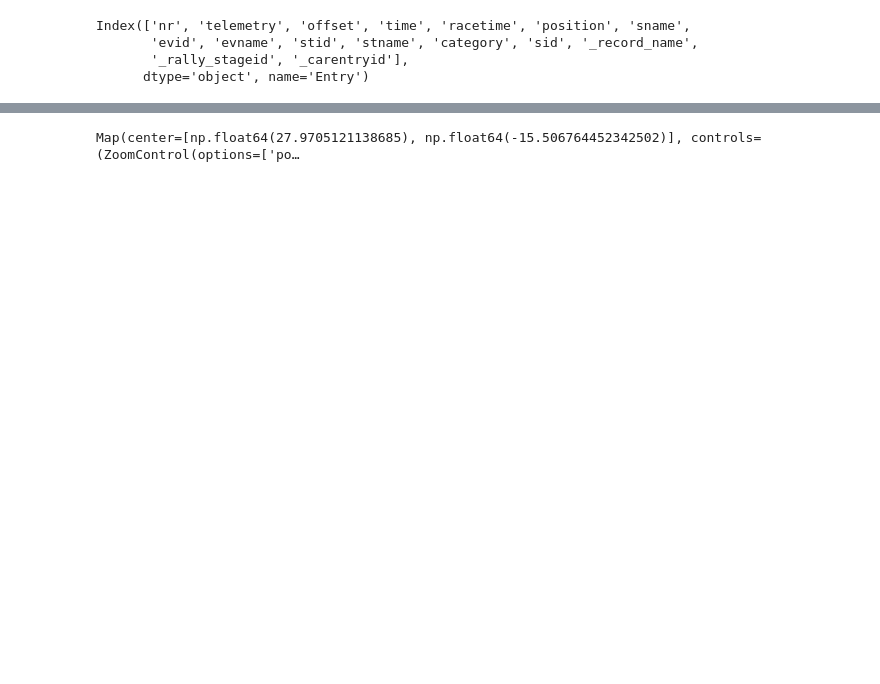
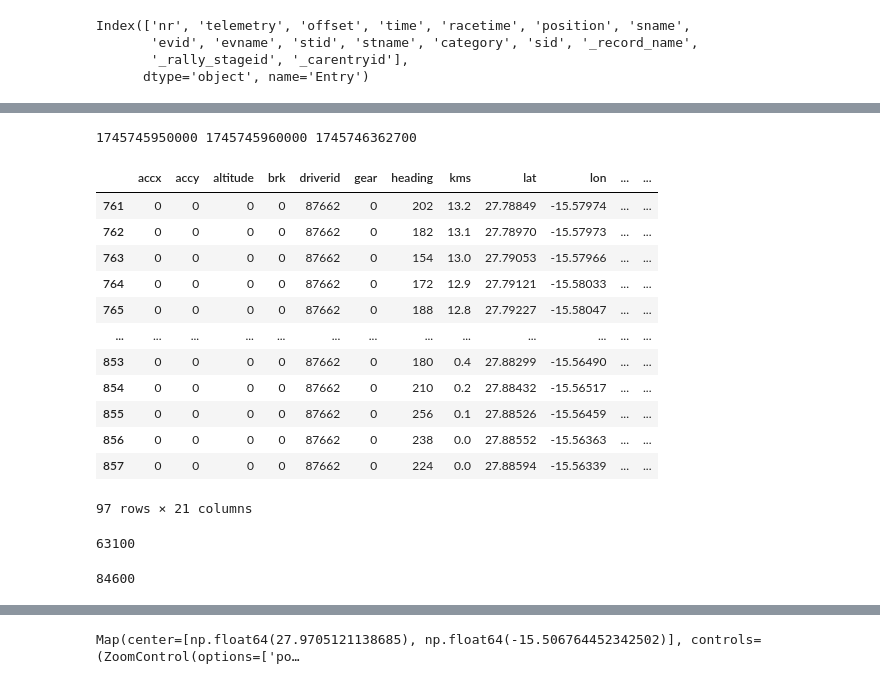
Before and after one commit to RallyDataJunkie/wrc-shinylive-geo, a Jupyter notebook: src/shinyapp/.scratchpad.ipynb, the cells around one changed output, grey strips where cells are left out. Drawn from its saved outputs; the diff is of its cells as text; code cells hidden in the pictures; blank space fills up the shorter version.

```diff
--- a/src/shinyapp/.scratchpad.ipynb
+++ b/src/shinyapp/.scratchpad.ipynb
@@ -191,5 +232,5 @@ v: "/4e4a394e-7797-4396-953c-b702035466ea/ss21gre_telemetry_js/js"
 # %%
-df_stagedata = wrc.process_stage_data(df_rallydata, name="SS3")
+df_stagedata = wrc.process_stage_data(df_rallydata, name="SS15")
 display(df_stagedata.columns)
 display(df_stagedata.iloc[0]["telemetry"])
 df_stagedata.head()
@@ -237,0 +271,8 @@ _rally_stage_id, _car_entry_id, _telemetryID, _telemetrymergedID
+# %%
+DRIVER ='Neuville'
+# DRIVER = "Evans"
+# DRIVER = "Ogier"
+DRIVER = "Rovanpera"
+
+df_telemetrydata, df_telemetrymergeddata = wrc.process_driver_telemetry_data(
+    df_stagedata, DRIVER )
@@ -255,3 +298,60 @@ df_telemetrydata, df_telemetrymergeddata
  Empty DataFrame
  Columns: []
  Index: [])
+# %%
+# Get the telemetry times for a driver within
+# specified times bounds (start and end of their time on stage)
+start_t = df_stagedata[df_stagedata["_record_name"] == DRIVER]["offset"].astype("int64").iloc[0]
+end_t = (
+    start_t
+    + df_stagedata[df_stagedata["_record_name"] == DRIVER]["racetime"]
+    .astype("int64")
+    .iloc[0]
+)
+
+start_t2 = start_t-10000
+print(start_t2, start_t, end_t)
+driver_stage_telem = df_telemetrydata[
+    (df_telemetrydata["utx"].astype(int) >= start_t)
+    & (df_telemetrydata["utx"].astype(int) <= end_t)
+]
+
+last_index = driver_stage_telem.index[-1]
+
+# Check if the next index exists
+if last_index + 1 in df_telemetrydata.index:
+    # Append the next row to the filtered DataFrame
+    next_row = df_telemetrydata.loc[[last_index + 1]]
+    driver_stage_telem = pd.concat([driver_stage_telem, next_row])
+driver_stage_telem
+# %% [output]
+1745745950000 1745745960000 1745746362700
+|  | accx | accy | altitude | brk | driverid | gear | heading | kms | lat | lon | ... | ... |
+| 761 | 0 | 0 | 0 | 0 | 87662 | 0 | 202 | 13.2 | 27.78849 | -15.57974 | ... | ... |
+| 762 | 0 | 0 | 0 | 0 | 87662 | 0 | 182 | 13.1 | 27.78970 | -15.57973 | ... | ... |
+| 763 | 0 | 0 | 0 | 0 | 87662 | 0 | 154 | 13.0 | 27.79053 | -15.57966 | ... | ... |
+| 764 | 0 | 0 | 0 | 0 | 87662 | 0 | 172 | 12.9 | 27.79121 | -15.58033 | ... | ... |
+| 765 | 0 | 0 | 0 | 0 | 87662 | 0 | 188 | 12.8 | 27.79227 | -15.58047 | ... | ... |
+| ... | ... | ... | ... | ... | ... | ... | ... | ... | ... | ... | ... | ... |
+| 853 | 0 | 0 | 0 | 0 | 87662 | 0 | 180 | 0.4 | 27.88299 | -15.56490 | ... | ... |
+| 854 | 0 | 0 | 0 | 0 | 87662 | 0 | 210 | 0.2 | 27.88432 | -15.56517 | ... | ... |
+| 855 | 0 | 0 | 0 | 0 | 87662 | 0 | 256 | 0.1 | 27.88526 | -15.56459 | ... | ... |
+| 856 | 0 | 0 | 0 | 0 | 87662 | 0 | 238 | 0.0 | 27.88552 | -15.56363 | ... | ... |
+| 857 | 0 | 0 | 0 | 0 | 87662 | 0 | 224 | 0.0 | 27.88594 | -15.56339 | ... | ... |
+97 rows × 21 columns
+# %%
+1745745602900 - 1745745533800
+1745745065900 - 1745744981300
+1745745783600 - 1745745777200
+1745745963800 - 1745745900700
+# 27.88593	-15.56342
+# 27.88595 - 15.56340
+# 27.88594	-15.56340
+# 27.88594 - 15.56339
+# %% [output]
+63100
+# %%
+1745745065900 - 1745744981300
+# 1745745050000
+# %% [output]
+84600
```
Also changed, not shown: parts of 18 cells of this notebook, 4 other files.
